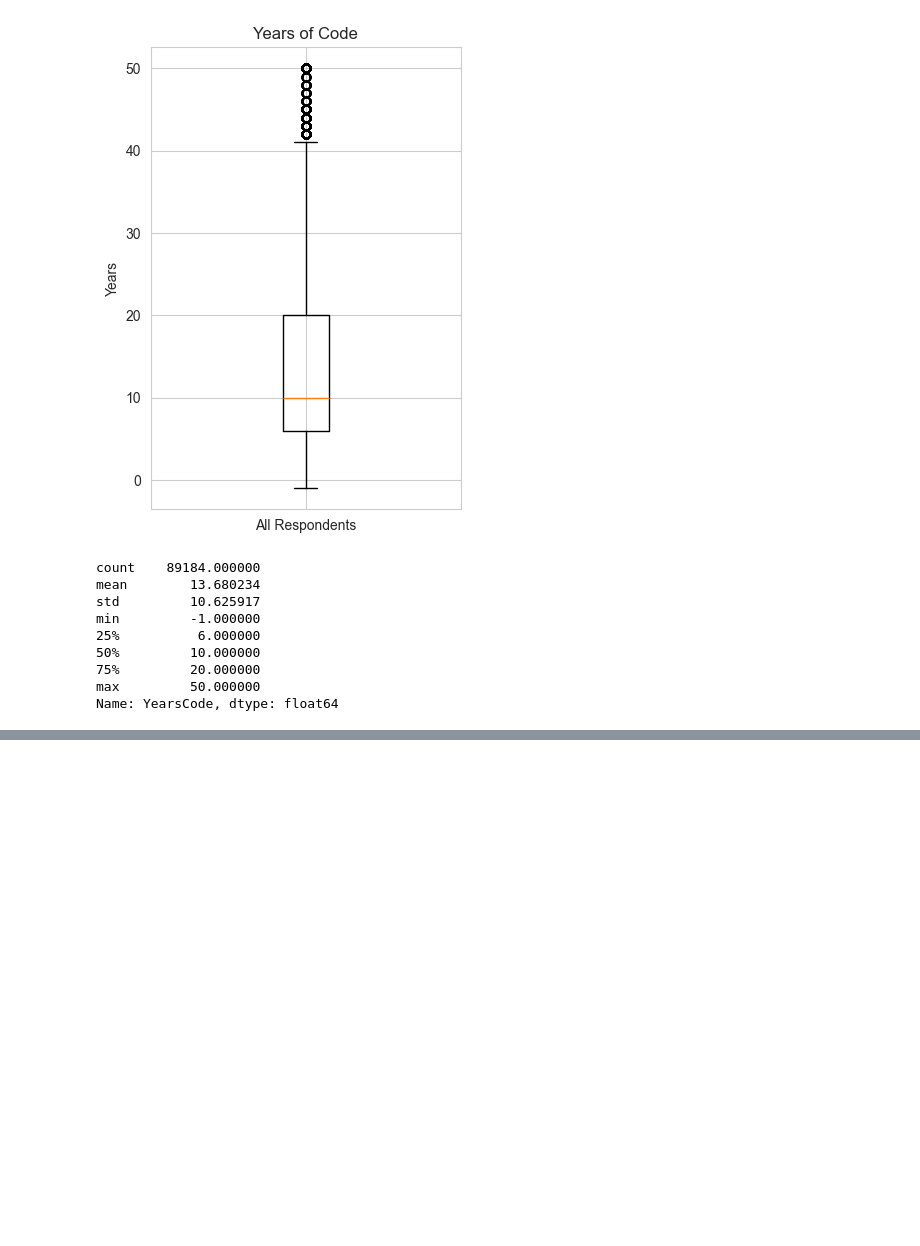
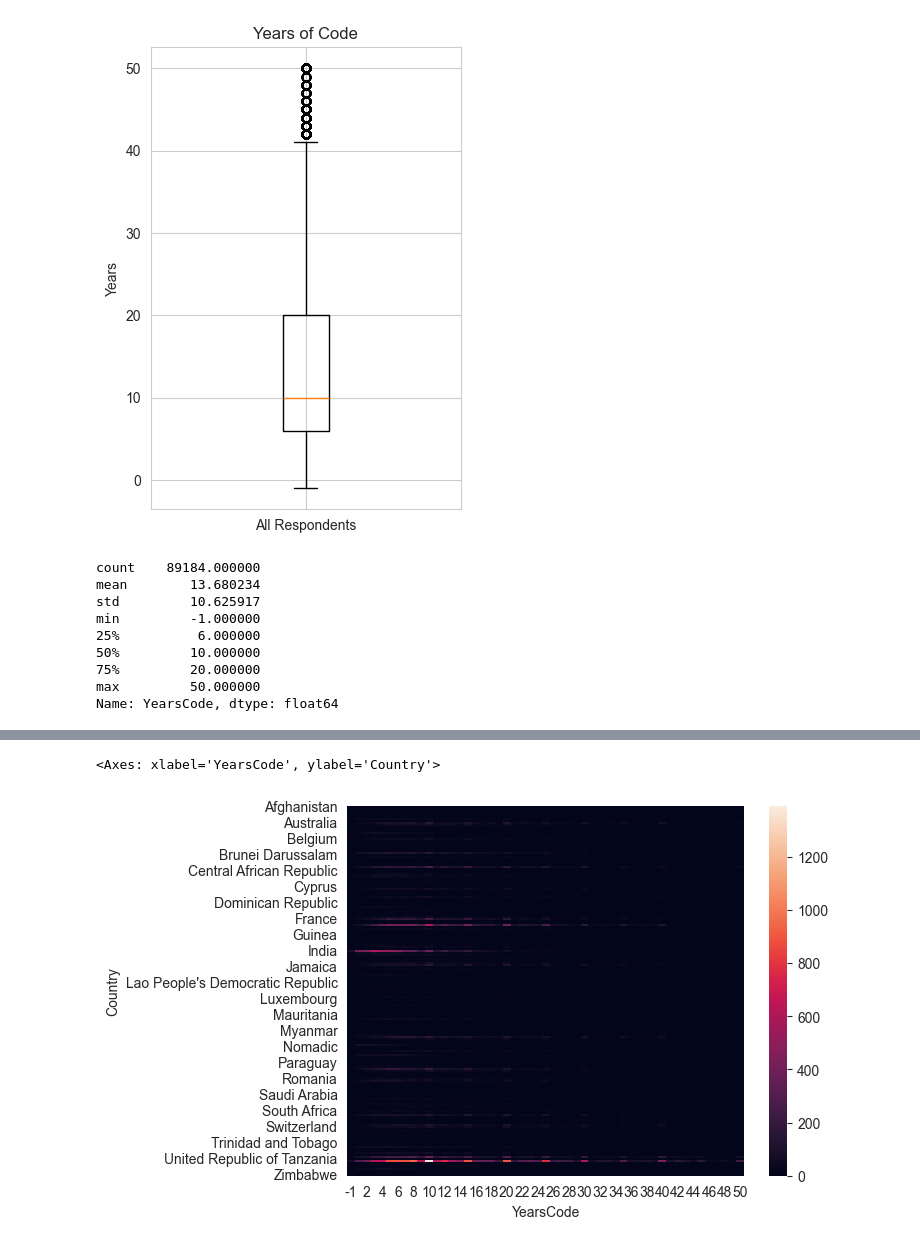
Before and after one commit to dipenparmar12/ml, a Jupyter notebook: day-20-eda-univariate-analysis-stockoverflow.ipynb, the cells around one changed output, grey strips where cells are left out. Cells and saved outputs as stored; diff of their text form; code cells hidden in the pictures; blank space fills up the shorter version.

```diff
--- a/day-20-eda-univariate-analysis-stockoverflow.ipynb
+++ b/day-20-eda-univariate-analysis-stockoverflow.ipynb
@@ -248,0 +332,4 @@ Name: YearsCode, dtype: float64
+# %%
+coutnry_exp_year = pd.crosstab(survey['Country'], survey['YearsCode'])
+coutnry_exp_year
+# coutnry_exp_year.describe()
@@ -248,0 +351,5 @@ Name: YearsCode, dtype: float64
+# %%
+sns.heatmap(coutnry_exp_year)
+# %% [output]
+<Axes: xlabel='YearsCode', ylabel='Country'>
+[figure, added]
```
Also changed, not shown: parts of 26 cells of this notebook, 1 other file.
